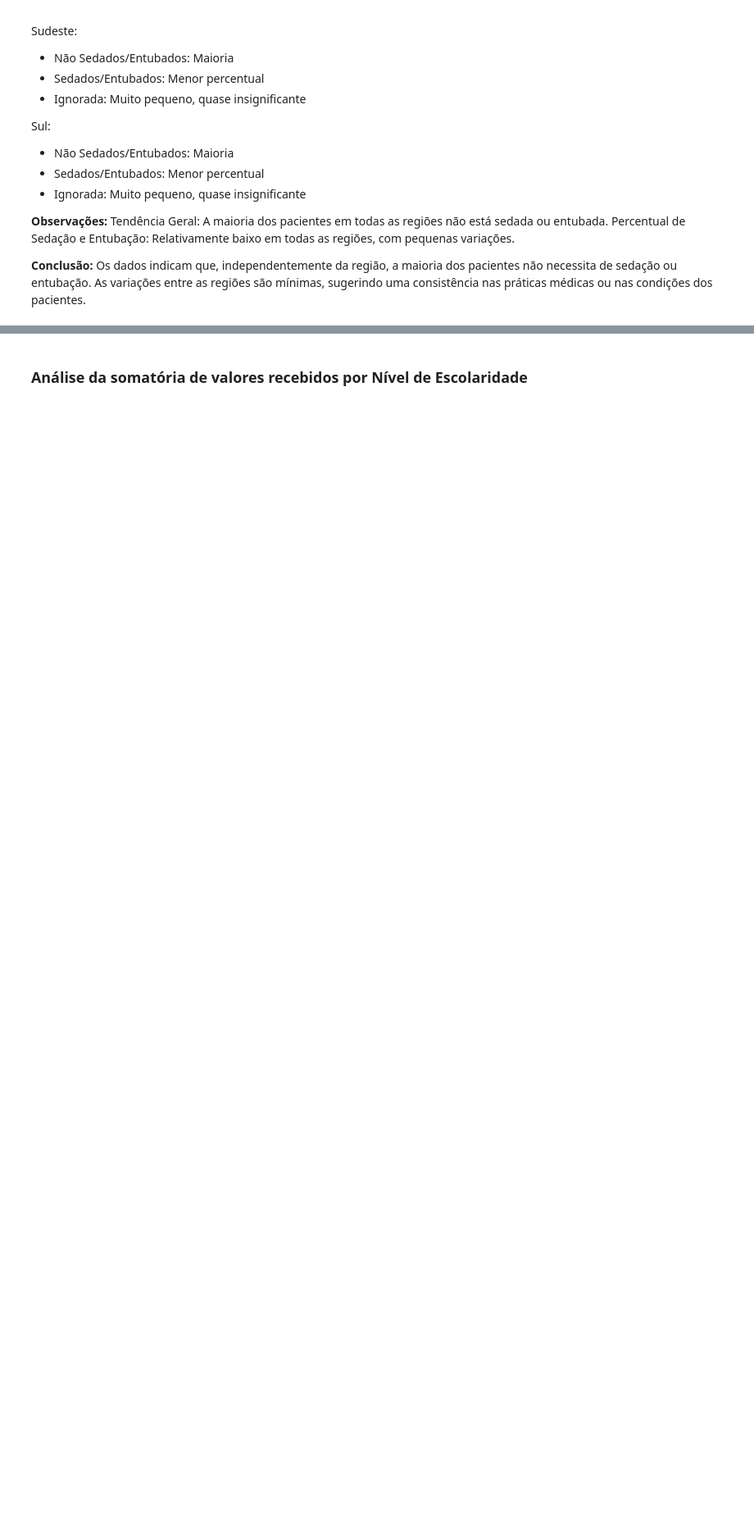
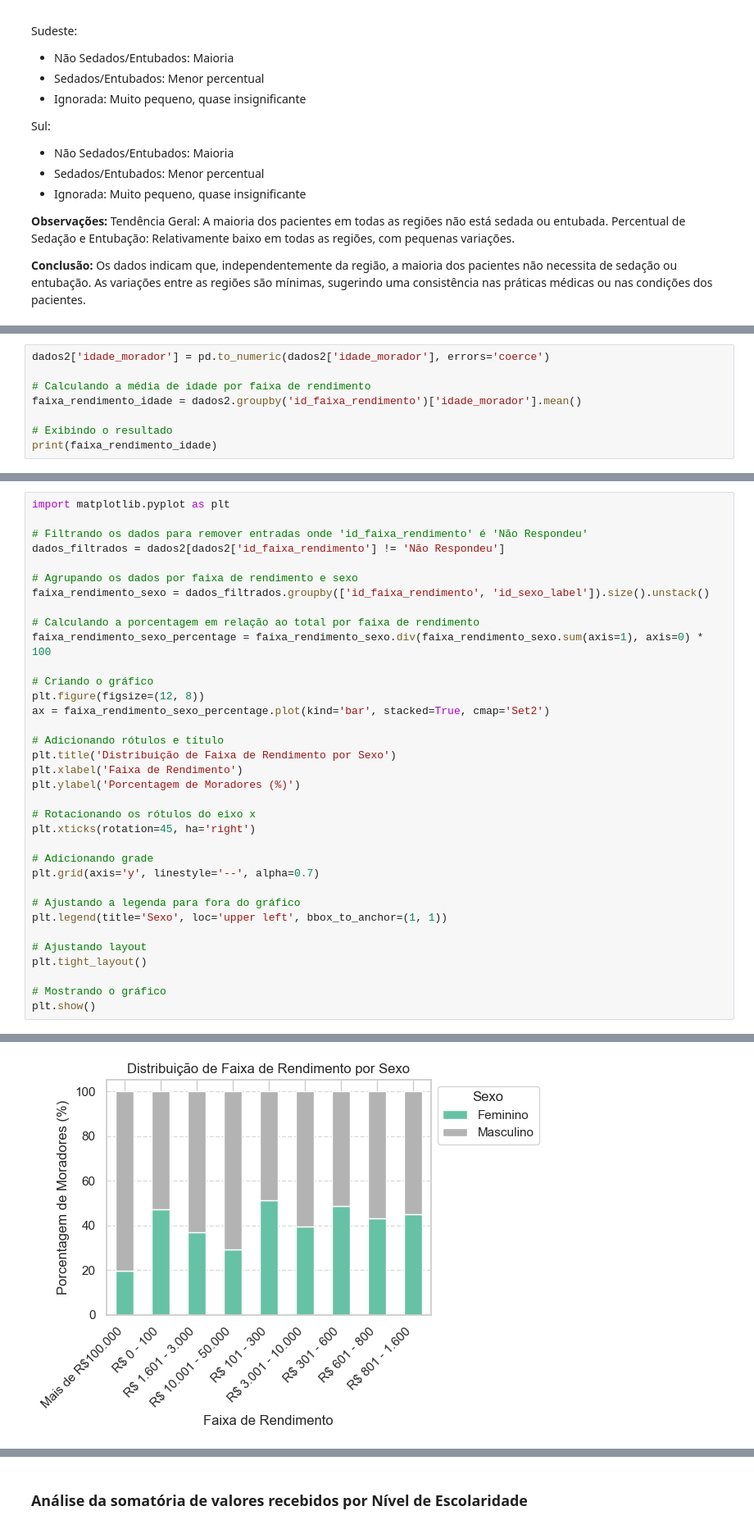
Before and after one commit to Tamireees/Tech_Challenge_Fase3, a Jupyter notebook: base_pnad_covid_19.ipynb, the cells around one changed output, grey strips where cells are left out. Shown at 82% size. Saved outputs shown, nothing was run; the diff lists cells and outputs as text; blank space fills up the shorter version.

```diff
--- a/base_pnad_covid_19.ipynb
+++ b/base_pnad_covid_19.ipynb
@@ -2417,0 +2570,8 @@ Os dados indicam que, independentemente da região, a maioria dos pacientes não
+# %%
+dados2['idade_morador'] = pd.to_numeric(dados2['idade_morador'], errors='coerce')
+
+# Calculando a média de idade por faixa de rendimento
+faixa_rendimento_idade = dados2.groupby('id_faixa_rendimento')['idade_morador'].mean()
+
+# Exibindo o resultado
+print(faixa_rendimento_idade)
@@ -2417,0 +2631,36 @@ Os dados indicam que, independentemente da região, a maioria dos pacientes não
+# %%
+import matplotlib.pyplot as plt
+
+# Filtrando os dados para remover entradas onde 'id_faixa_rendimento' é 'Não Respondeu'
+dados_filtrados = dados2[dados2['id_faixa_rendimento'] != 'Não Respondeu']
+
+# Agrupando os dados por faixa de rendimento e sexo
+faixa_rendimento_sexo = dados_filtrados.groupby(['id_faixa_rendimento', 'id_sexo_label']).size().unstack()
+
+# Calculando a porcentagem em relação ao total por faixa de rendimento
+faixa_rendimento_sexo_percentage = faixa_rendimento_sexo.div(faixa_rendimento_sexo.sum(axis=1), axis=0) * 100
+
+# Criando o gráfico
+plt.figure(figsize=(12, 8))
+ax = faixa_rendimento_sexo_percentage.plot(kind='bar', stacked=True, cmap='Set2')
+
+# Adicionando rótulos e título
+plt.title('Distribuição de Faixa de Rendimento por Sexo')
+plt.xlabel('Faixa de Rendimento')
+plt.ylabel('Porcentagem de Moradores (%)')
+
+# Rotacionando os rótulos do eixo x
+plt.xticks(rotation=45, ha='right')
+
+# Adicionando grade
+plt.grid(axis='y', linestyle='--', alpha=0.7)
+
+# Ajustando a legenda para fora do gráfico
+plt.legend(title='Sexo', loc='upper left', bbox_to_anchor=(1, 1))
+
+# Ajustando layout
+plt.tight_layout()
+
+# Mostrando o gráfico
+plt.show()
+# %% [output]
@@ -2417,0 +2668 @@ Os dados indicam que, independentemente da região, a maioria dos pacientes não
+[figure, added]
```
Also changed, not shown: parts of 51 cells of this notebook.
